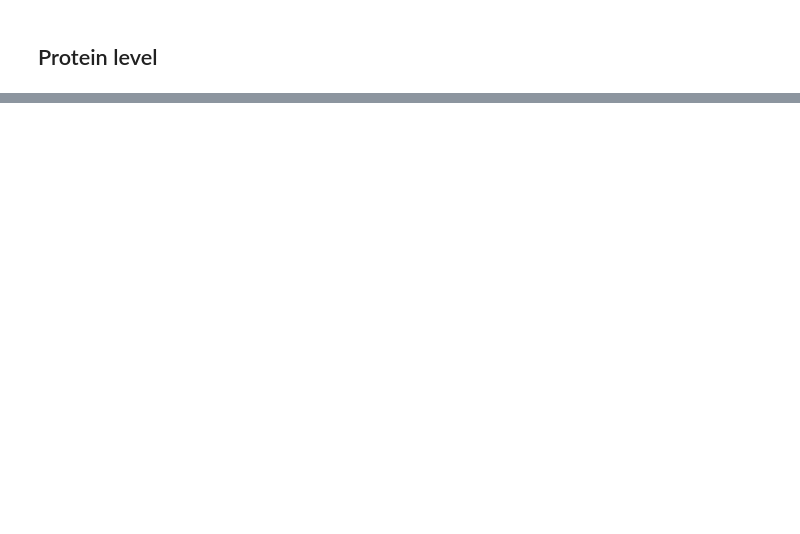
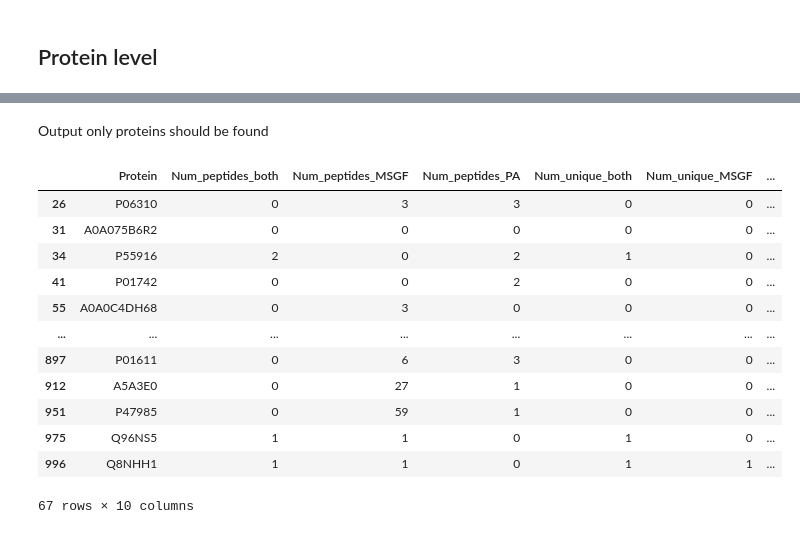
Before and after one commit to Daniel-Xkan/proteinDataRefine, a Jupyter notebook: Evaluate_reanalysis/MSV000096122/reanalysis.ipynb, the cells around one changed output, grey strips where cells are left out. Drawn from its saved outputs; the diff is of its cells as text; code cells hidden in the pictures; blank space fills up the shorter version.

```diff
--- a/Evaluate_reanalysis/MSV000096122/reanalysis.ipynb
+++ b/Evaluate_reanalysis/MSV000096122/reanalysis.ipynb
@@ -801,0 +1174,47 @@ Error:
+# %% [markdown]
+Output only proteins should be found
+# %%
+import pandas as pd
+
+# List of proteins to filter (as provided)
+#TODO: Replace with the actual list of proteins you want to filter
+protein_list = [
+    "P06310", "A0A075B6R2", "P55916", "P01742", "A0A0C4DH68", "Q15413",
+    "P01615", "P35523", "P35499", "P68133", "A6NCF5", "P0CG39", "P0DMV8",
+    "Q96RP8", "P0CG47", "Q56UQ5", "Q9BYS8", "P68104", "Q96MF2", "P06331",
+    "P01599", "Q8N112", "P0DPH7", "A0A0C4DH72", "A0A0C4DH35", "Q13702",
+    "P04430", "P01824", "P01709", "P01624", "Q8WXK4", "P01772", "A0A087WSY6",
+    "P01768", "Q6DHV5", "A0A075B6H7", "P01825", "Q86WC6", "C9JR72", "P0CG38",
+    "P68032", "P13164", "P0CG48", "A8K0Z3", "Q9BR09", "A0A0C4DH42", "Q86SG2",
+    "P01593", "Q8WXI3", "A6NK59", "A0A0C4DH34", "A0A0B4J2H0", "Q13698",
+    "Q147U7", "P04433", "Q9UGI9", "Q9UKN7", "A0A0B4J1X8", "A0A1B0GVR7",
+    "A0A0C4DH69", "Q02045", "Q8WXK1", "P01611", "A5A3E0", "P47985", "Q96NS5",
+    "Q8NHH1"
+]
+
+# Load the protein-level results
+protein_level_file = 'example_protein_reanalysis.tsv'
+protein_df = pd.read_csv(protein_level_file, sep='\t')
+
+# Filter for proteins in the provided list
+filtered_protein_df = protein_df[protein_df['Protein'].isin(protein_list)]
+
+# Save the filtered dataframe
+filtered_protein_df.to_csv('filtered_example_protein_reanalysis.tsv', sep='\t', index=False)
+
+# Optionally display the filtered dataframe
+filtered_protein_df
+# %% [output]
+|  | Protein | Num_peptides_both | Num_peptides_MSGF | Num_peptides_PA | Num_unique_both | Num_unique_MSGF | ... |
+| 26 | P06310 | 0 | 3 | 3 | 0 | 0 | ... |
+| 31 | A0A075B6R2 | 0 | 0 | 0 | 0 | 0 | ... |
+| 34 | P55916 | 2 | 0 | 2 | 1 | 0 | ... |
+| 41 | P01742 | 0 | 0 | 2 | 0 | 0 | ... |
+| 55 | A0A0C4DH68 | 0 | 3 | 0 | 0 | 0 | ... |
+| ... | ... | ... | ... | ... | ... | ... | ... |
+| 897 | P01611 | 0 | 6 | 3 | 0 | 0 | ... |
+| 912 | A5A3E0 | 0 | 27 | 1 | 0 | 0 | ... |
+| 951 | P47985 | 0 | 59 | 1 | 0 | 0 | ... |
+| 975 | Q96NS5 | 1 | 1 | 0 | 1 | 0 | ... |
+| 996 | Q8NHH1 | 1 | 1 | 0 | 1 | 1 | ... |
+67 rows × 10 columns
```
Also changed, not shown: parts of 19 cells of this notebook, 1 other file.
